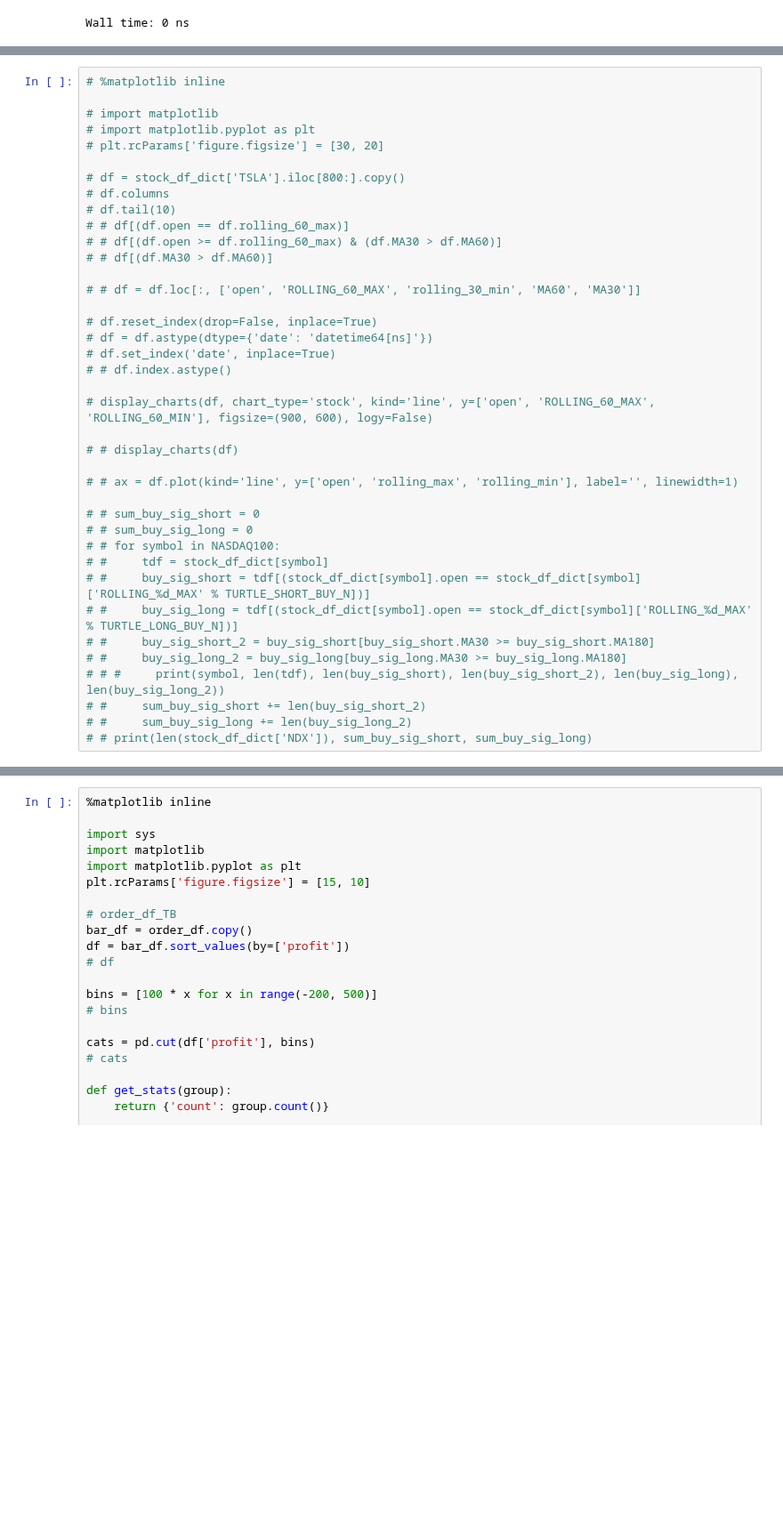
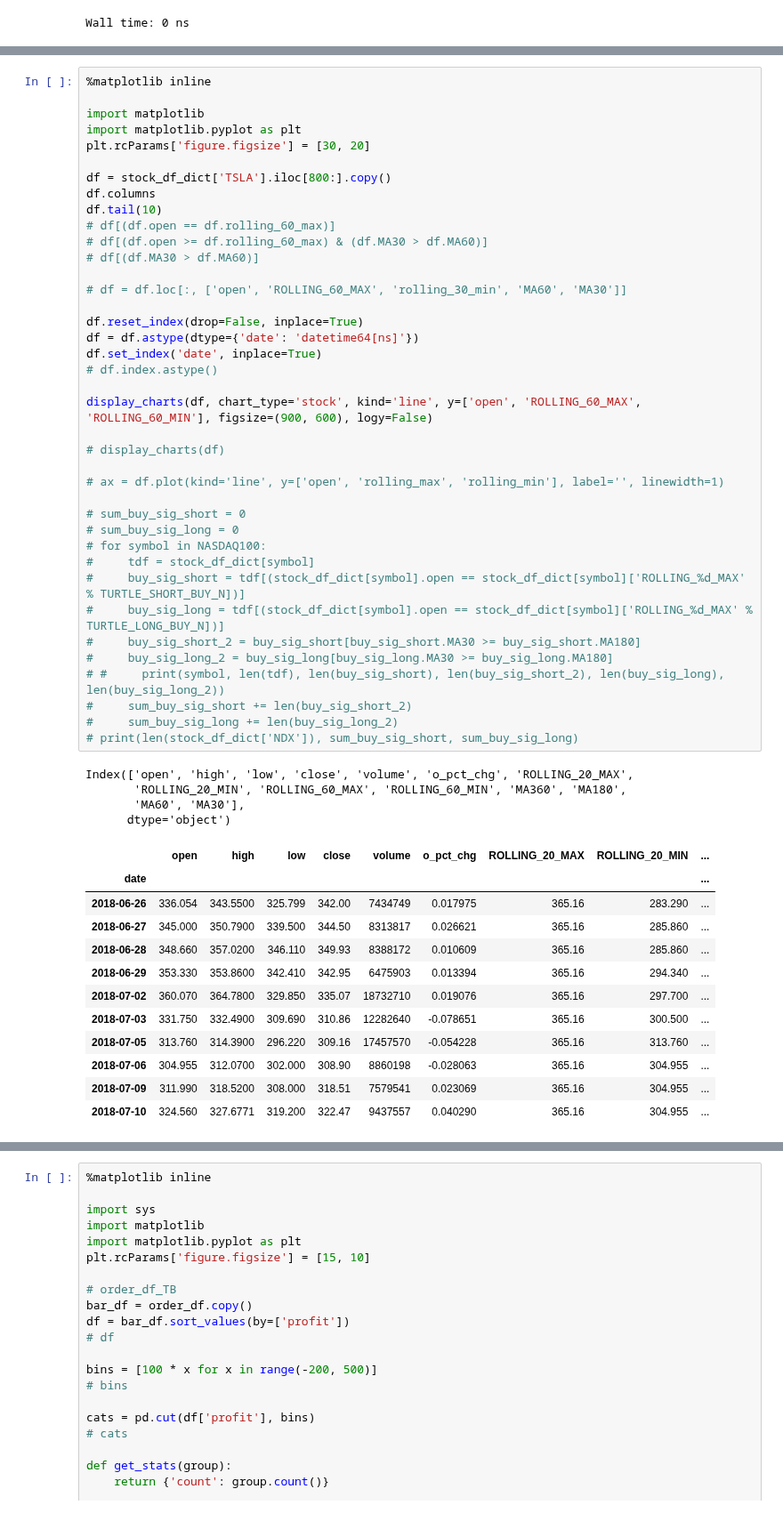
Before and after one commit to dxcv/ML4M, a Jupyter notebook: notebook/turtle_2system_nasdaq100.ipynb, the cells around one changed output, grey strips where cells are left out. Shown at 89% size. Drawn from its saved outputs; the diff is of its cells as text; blank space fills up the shorter version.

```diff
--- a/notebook/turtle_2system_nasdaq100.ipynb
+++ b/notebook/turtle_2system_nasdaq100.ipynb
@@ -168,39 +169,56 @@ Wall time: 51.6 s
 # %%
-# %matplotlib inline
+%matplotlib inline
 
-# import matplotlib
-# import matplotlib.pyplot as plt
-# plt.rcParams['figure.figsize'] = [30, 20]
+import matplotlib
+import matplotlib.pyplot as plt
+plt.rcParams['figure.figsize'] = [30, 20]
 
-# df = stock_df_dict['TSLA'].iloc[800:].copy()
-# df.columns
-# df.tail(10)
-# # df[(df.open == df.rolling_60_max)]
-# # df[(df.open >= df.rolling_60_max) & (df.MA30 > df.MA60)]
-# # df[(df.MA30 > df.MA60)]
+df = stock_df_dict['TSLA'].iloc[800:].copy()
+df.columns
+df.tail(10)
+# df[(df.open == df.rolling_60_max)]
+# df[(df.open >= df.rolling_60_max) & (df.MA30 > df.MA60)]
+# df[(df.MA30 > df.MA60)]
 
-# # df = df.loc[:, ['open', 'ROLLING_60_MAX', 'rolling_30_min', 'MA60', 'MA30']]
+# df = df.loc[:, ['open', 'ROLLING_60_MAX', 'rolling_30_min', 'MA60', 'MA30']]
 
-# df.reset_index(drop=False, inplace=True)
-# df = df.astype(dtype={'date': 'datetime64[ns]'})
-# df.set_index('date', inplace=True)
-# # df.index.astype()
+df.reset_index(drop=False, inplace=True)
+df = df.astype(dtype={'date': 'datetime64[ns]'})
+df.set_index('date', inplace=True)
+# df.index.astype()
 
-# display_charts(df, chart_type='stock', kind='line', y=['open', 'ROLLING_60_MAX', 'ROLLING_60_MIN'], figsize=(900, 600), logy=False)
+display_charts(df, chart_type='stock', kind='line', y=['open', 'ROLLING_60_MAX', 'ROLLING_60_MIN'], figsize=(900, 600), logy=False)
 
-# # display_charts(df)
+# display_charts(df)
 
-# # ax = df.plot(kind='line', y=['open', 'rolling_max', 'rolling_min'], label='', linewidth=1)
+# ax = df.plot(kind='line', y=['open', 'rolling_max', 'rolling_min'], label='', linewidth=1)
 
-# # sum_buy_sig_short = 0
-# # sum_buy_sig_long = 0
-# # for symbol in NASDAQ100:
-# #     tdf = stock_df_dict[symbol]
-# #     buy_sig_short = tdf[(stock_df_dict[symbol].open == stock_df_dict[symbol]['ROLLING_%d_MAX' % TURTLE_SHORT_BUY_N])]
-# #     buy_sig_long = tdf[(stock_df_dict[symbol].open == stock_df_dict[symbol]['ROLLING_%d_MAX' % TURTLE_LONG_BUY_N])]
-# #     buy_sig_short_2 = buy_sig_short[buy_sig_short.MA30 >= buy_sig_short.MA180]
-# #     buy_sig_long_2 = buy_sig_long[buy_sig_long.MA30 >= buy_sig_long.MA180]
-# # #     print(symbol, len(tdf), len(buy_sig_short), len(buy_sig_short_2), len(buy_sig_long), len(buy_sig_long_2))
-# #     sum_buy_sig_short += len(buy_sig_short_2)
-# #     sum_buy_sig_long += len(buy_sig_long_2)
-# # print(len(stock_df_dict['NDX']), sum_buy_sig_short, sum_buy_sig_long)
+# sum_buy_sig_short = 0
+# sum_buy_sig_long = 0
+# for symbol in NASDAQ100:
+#     tdf = stock_df_dict[symbol]
+#     buy_sig_short = tdf[(stock_df_dict[symbol].open == stock_df_dict[symbol]['ROLLING_%d_MAX' % TURTLE_SHORT_BUY_N])]
+#     buy_sig_long = tdf[(stock_df_dict[symbol].open == stock_df_dict[symbol]['ROLLING_%d_MAX' % TURTLE_LONG_BUY_N])]
+#     buy_sig_short_2 = buy_sig_short[buy_sig_short.MA30 >= buy_sig_short.MA180]
+#     buy_sig_long_2 = buy_sig_long[buy_sig_long.MA30 >= buy_sig_long.MA180]
+# #     print(symbol, len(tdf), len(buy_sig_short), len(buy_sig_short_2), len(buy_sig_long), len(buy_sig_long_2))
+#     sum_buy_sig_short += len(buy_sig_short_2)
+#     sum_buy_sig_long += len(buy_sig_long_2)
+# print(len(stock_df_dict['NDX']), sum_buy_sig_short, sum_buy_sig_long)
+# %% [output]
+Index(['open', 'high', 'low', 'close', 'volume', 'o_pct_chg', 'ROLLING_20_MAX',
+       'ROLLING_20_MIN', 'ROLLING_60_MAX', 'ROLLING_60_MIN', 'MA360', 'MA180',
+       'MA60', 'MA30'],
+      dtype='object')
+|  | open | high | low | close | volume | o_pct_chg | ROLLING_20_MAX | ROLLING_20_MIN | ... |
+| date |  |  |  |  |  |  |  |  | ... |
+| 2018-06-26 | 336.054 | 343.5500 | 325.799 | 342.00 | 7434749 | 0.017975 | 365.16 | 283.290 | ... |
+| 2018-06-27 | 345.000 | 350.7900 | 339.500 | 344.50 | 8313817 | 0.026621 | 365.16 | 285.860 | ... |
+| 2018-06-28 | 348.660 | 357.0200 | 346.110 | 349.93 | 8388172 | 0.010609 | 365.16 | 285.860 | ... |
+| 2018-06-29 | 353.330 | 353.8600 | 342.410 | 342.95 | 6475903 | 0.013394 | 365.16 | 294.340 | ... |
+| 2018-07-02 | 360.070 | 364.7800 | 329.850 | 335.07 | 18732710 | 0.019076 | 365.16 | 297.700 | ... |
+| 2018-07-03 | 331.750 | 332.4900 | 309.690 | 310.86 | 12282640 | -0.078651 | 365.16 | 300.500 | ... |
+| 2018-07-05 | 313.760 | 314.3900 | 296.220 | 309.16 | 17457570 | -0.054228 | 365.16 | 313.760 | ... |
+| 2018-07-06 | 304.955 | 312.0700 | 302.000 | 308.90 | 8860198 | -0.028063 | 365.16 | 304.955 | ... |
+| 2018-07-09 | 311.990 | 318.5200 | 308.000 | 318.51 | 7579541 | 0.023069 | 365.16 | 304.955 | ... |
+| 2018-07-10 | 324.560 | 327.6771 | 319.200 | 322.47 | 9437557 | 0.040290 | 365.16 | 304.955 | ... |
```
Also changed, not shown: parts of 10 cells of this notebook, 1 other file.
